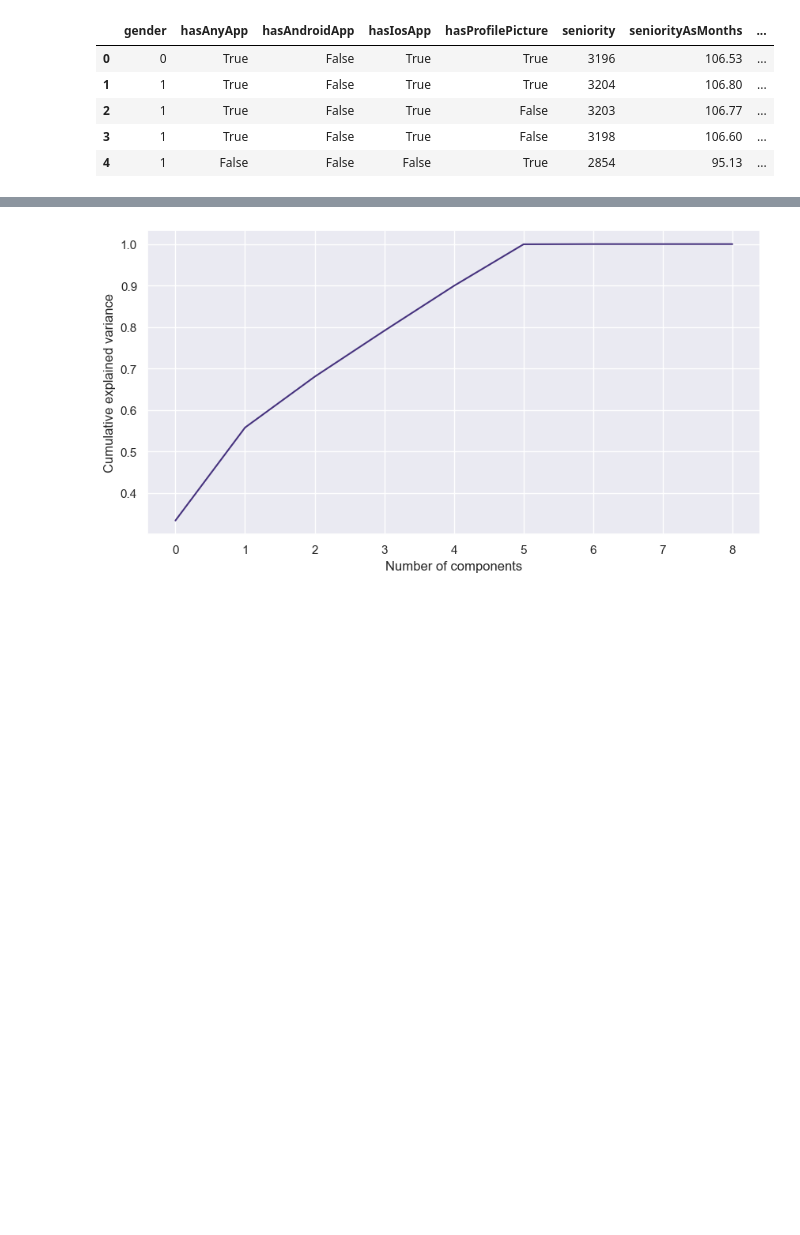
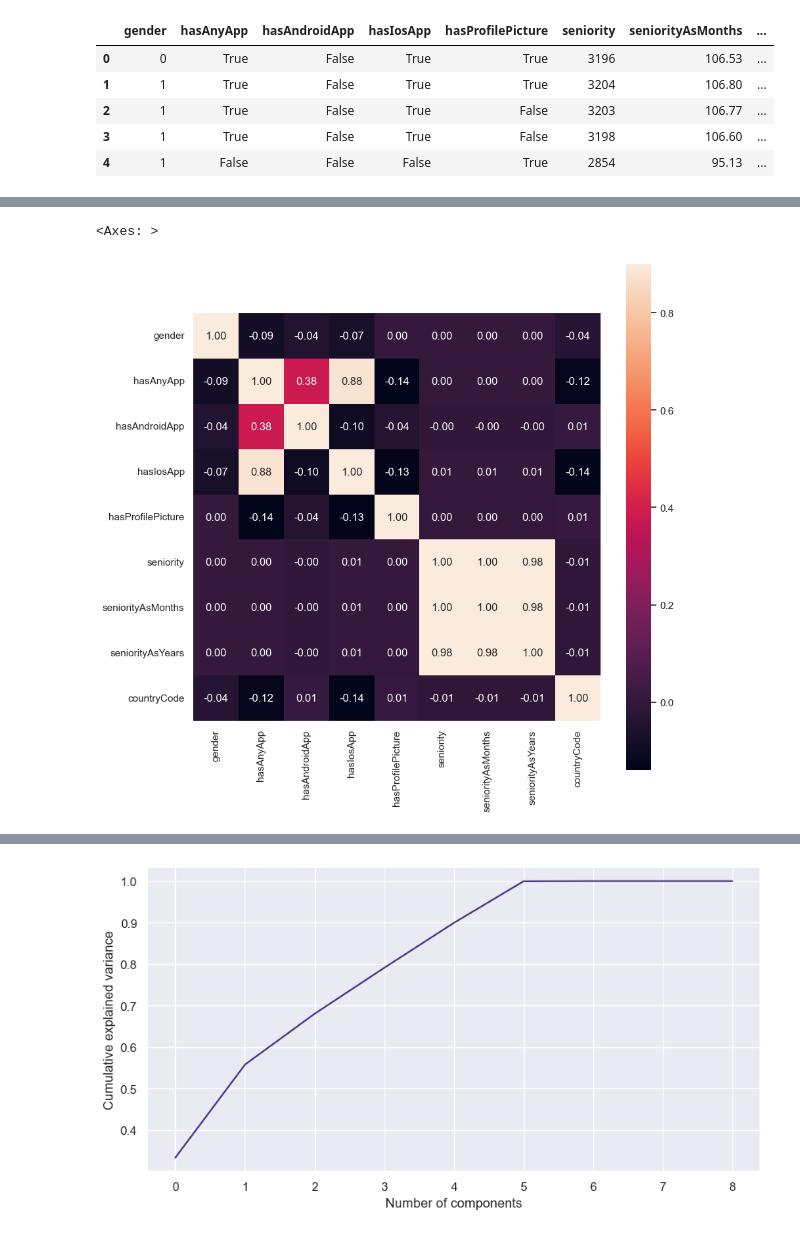
Before and after one commit to MilicaRangelov/Masinsko_ucenje, a Jupyter notebook: drugi_projekat/french_store/french_store.ipynb, the cells around one changed output, grey strips where cells are left out. Saved outputs shown, nothing was run; the diff lists cells and outputs as text; code cells hidden in the pictures; blank space fills up the shorter version.

```diff
--- a/drugi_projekat/french_store/french_store.ipynb
+++ b/drugi_projekat/french_store/french_store.ipynb
@@ -226,3 +239,11 @@ df.head()
+# %%
+corr_matrix = df.corr(method="spearman")
+plt.figure(figsize=(10, 10))
+sns.heatmap(corr_matrix,  vmax=.9, square=True,
+            annot=True, fmt='.2f')
+# %% [output]
+<Axes: >
+[figure, added]
 # %%
 k_range = range(2, 21)
 inertia = []
```
Also changed, not shown: parts of 11 cells of this notebook.
